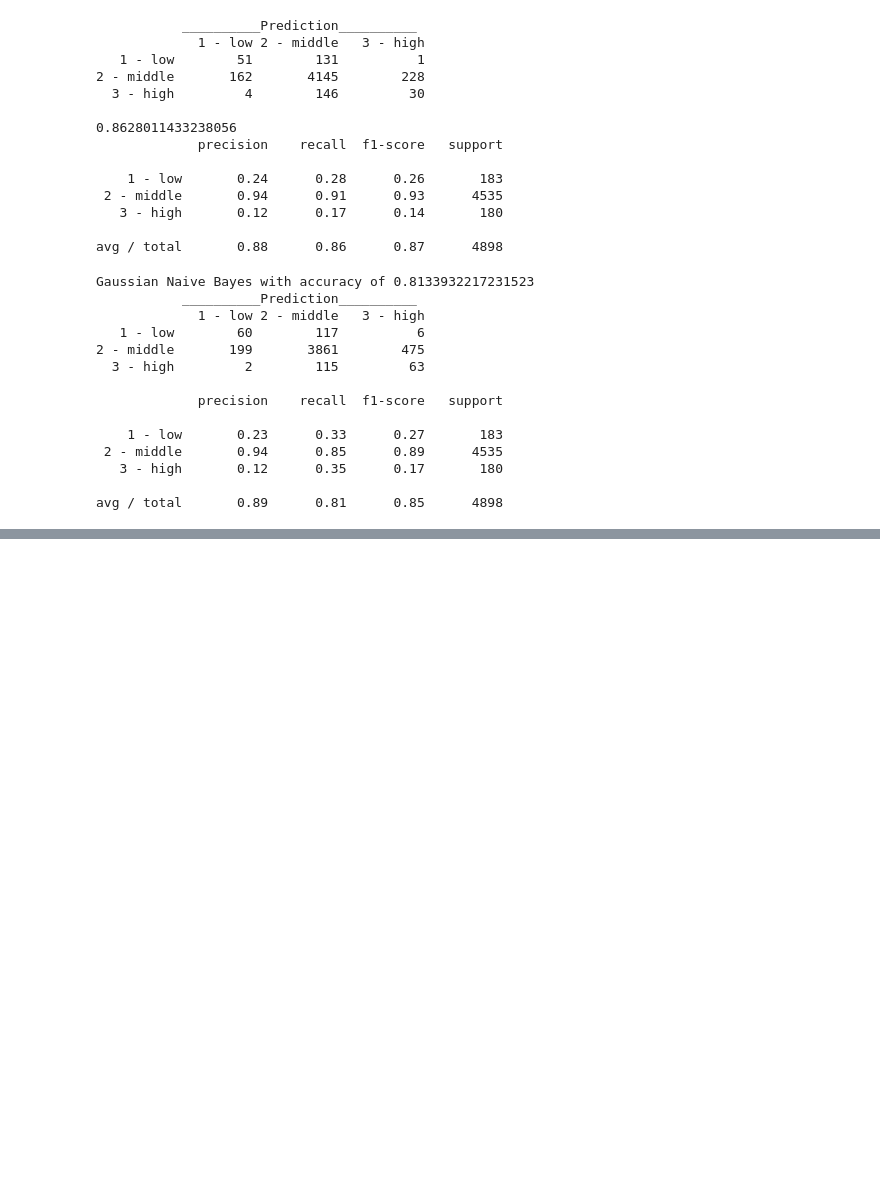
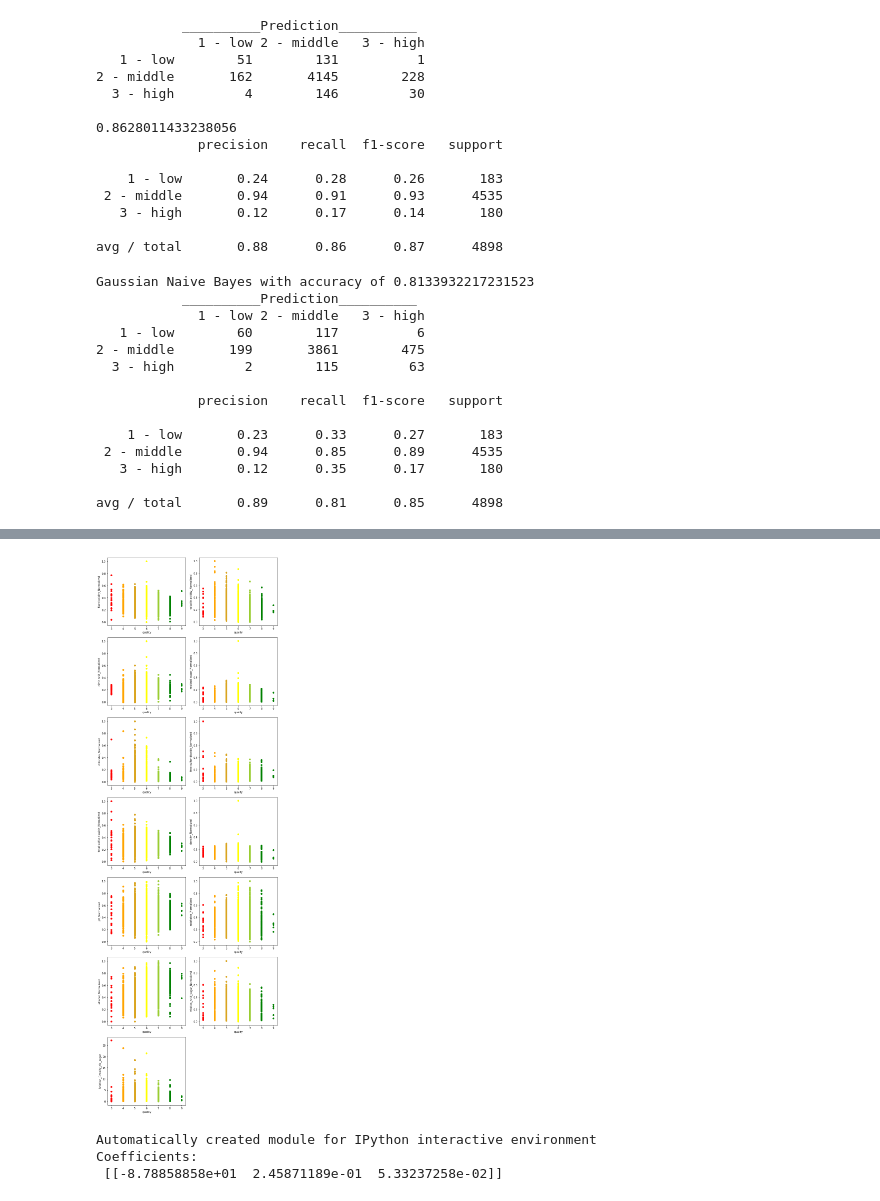
Before and after one commit to GeJulia/wineForTheWin, a Jupyter notebook: Tido.ipynb, the cells around one changed output, grey strips where cells are left out. Drawn from its saved outputs; the diff is of its cells as text; code cells hidden in the pictures; blank space fills up the shorter version.

Commit message:
Updated SV Regression

```diff
--- a/Tido.ipynb
+++ b/Tido.ipynb
@@ -421,0 +589,9 @@ avg / total       0.89      0.81      0.85      4898
+# %%
+Normalized_to_0_1 = pd.DataFrame()
+for column in white_extended_2:
+    if (column != 'quality') & (column != 'quality class'):
+        minimum = white_extended_2[column].min()
+        maximum = white_extended_2[column].max()
+        Normalized_to_0_1[column + "_Normalized"] = (white_extended_2[column]-minimum)/(maximum-minimum)
+Normalized_to_0_1['quality'] = white['quality']
+Normalized_to_0_1.head()
@@ -421,0 +617,2 @@ avg / total       0.89      0.81      0.85      4898
+# %%
+Normalized_to_0_1['Relation_Density_alc_sugar'] = (Normalized_to_0_1['density_Normalized']*Normalized_to_0_1['alcohol_Normalized'])/Normalized_to_0_1['residual sugar_Normalized']
@@ -421,0 +638,63 @@ avg / total       0.89      0.81      0.85      4898
+# %%
+plt.figure(8, (10,30))
+i = 1
+mainColumn = 'quality'
+for column in Normalized_to_0_1:
+    if (column != 'quality') & (column != 'quality class') & (column != mainColumn):
+        plt.subplot(7,2,i)
+        i += 1
+        plt.tight_layout()
+        plt.xlabel(mainColumn)
+        plt.ylabel(column)
+        for name, group in Normalized_to_0_1.groupby('quality'):
+            if name == 3:
+                color = 'red'
+            elif name == 4:
+                color = 'orange'
+            elif name == 5:
+                color = 'goldenrod'
+            elif name == 6:
+                color = 'yellow'
+            elif name == 7:
+                color = 'yellowgreen'
+            else:
+                color = 'green'
+            plt.scatter(group[mainColumn], group[column], c=color, label=name)
+plt.show()
+# %% [output]
+[figure, added]
+# %%
+print(__doc__)
+
+
+
+independent = pd.DataFrame()
+independent['density'] = white['density']
+independent['alcohol'] = white['alcohol']
+independent['residual sugar'] = white['residual sugar']
+
+dependent = pd.DataFrame()
+dependent['quality'] = white['quality']
+
+# Create linear regression object
+regr = linear_model.LinearRegression()
+
+# Train the model using the training sets
+regr.fit(independent, dependent)
+
+# The coefficients
+print('Coefficients: \n', regr.coef_)
+
+
+# Plot outputs
+#plt.scatter(diabetes_X_test, diabetes_y_test,  color='black')
+#plt.plot(diabetes_X_test, diabetes_y_pred, color='blue', linewidth=3)
+
+#plt.xticks(())
+#plt.yticks(())
+
+#plt.show()
+# %% [output]
+Automatically created module for IPython interactive environment
+Coefficients:
+ [[-8.78858858e+01  2.45871189e-01  5.33237258e-02]]
```
Also changed, not shown: parts of 44 cells of this notebook.
